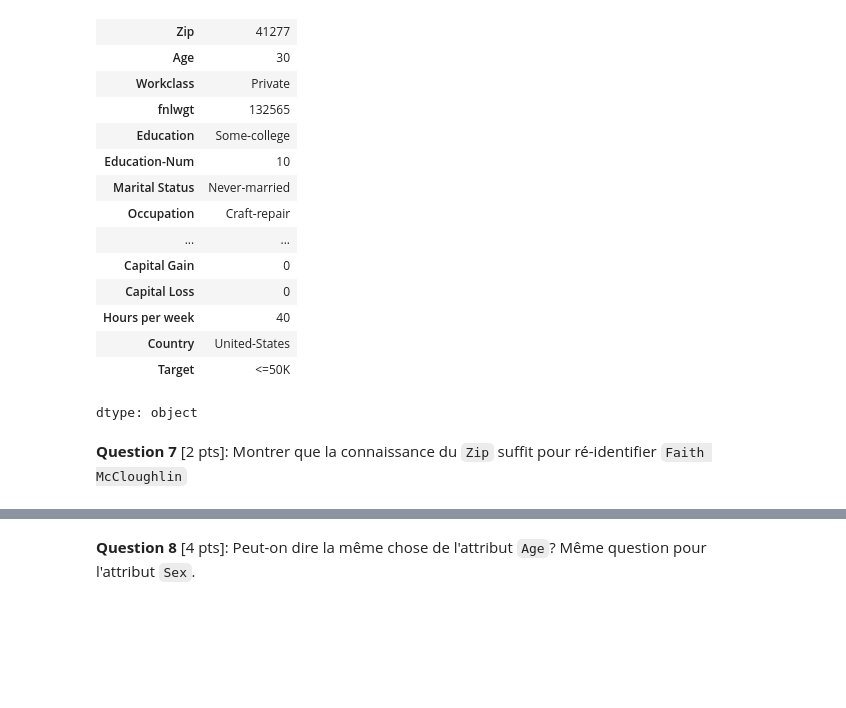
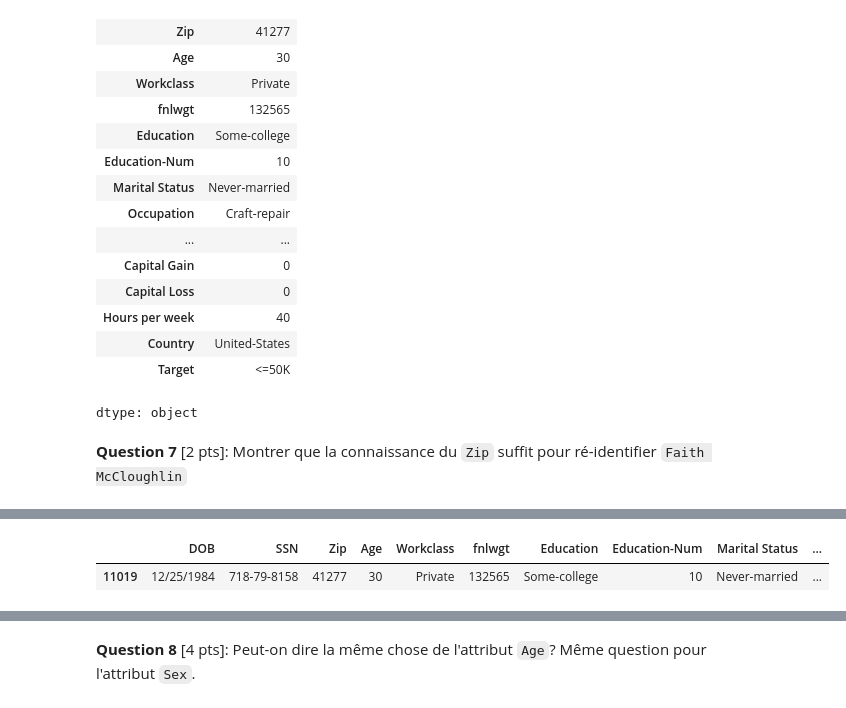
Before and after one commit to Sohdjeukeu/Labo_GTI_720, a Jupyter notebook: labo_1_01_G_Merlin.ipynb, the cells around one changed output, grey strips where cells are left out. Drawn from its saved outputs; the diff is of its cells as text; code cells hidden in the pictures; blank space fills up the shorter version.

```diff
--- a/labo_1_01_G_Merlin.ipynb
+++ b/labo_1_01_G_Merlin.ipynb
@@ -271,0 +247,10 @@ dtype: object
+# %%
+# chargeons le jeu de données depersonnaliser
+JeuDonneeesDepersonnaliser = depersonaliser_adult()
+# filtrons le jeu de données depersonnaliser uniquement sur le zip de Faith McCloughlin pour voir si nous le retrouvons
+resultatFiltrer_Sur_Zip = JeuDonneeesDepersonnaliser[JeuDonneeesDepersonnaliser['Zip']==41277]
+resultatFiltrer_Sur_Zip  # renvoie un DataFrame correspondaà une seule ligne
+#jeuDonneeesDepersonnaliser.loc[0] # renvoie un DataFrame correspondaà une seule ligne
+# %% [output]
+|  | DOB | SSN | Zip | Age | Workclass | fnlwgt | Education | Education-Num | Marital Status | ... |
+| 11019 | 12/25/1984 | 718-79-8158 | 41277 | 30 | Private | 132565 | Some-college | 10 | Never-married | ... |
```
Also changed, not shown: parts of 16 cells of this notebook.
